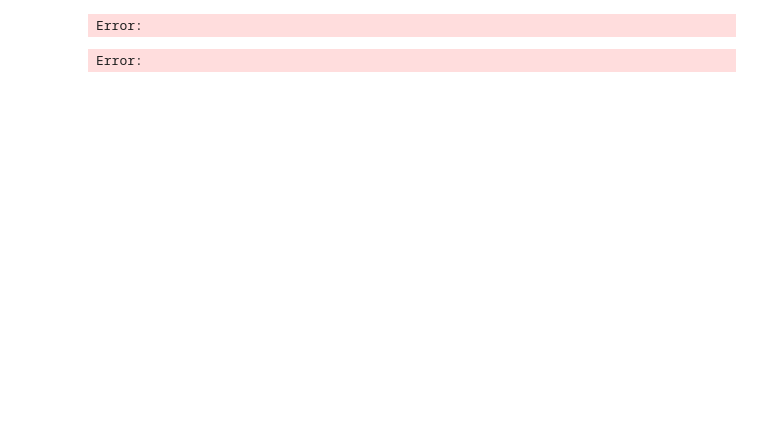
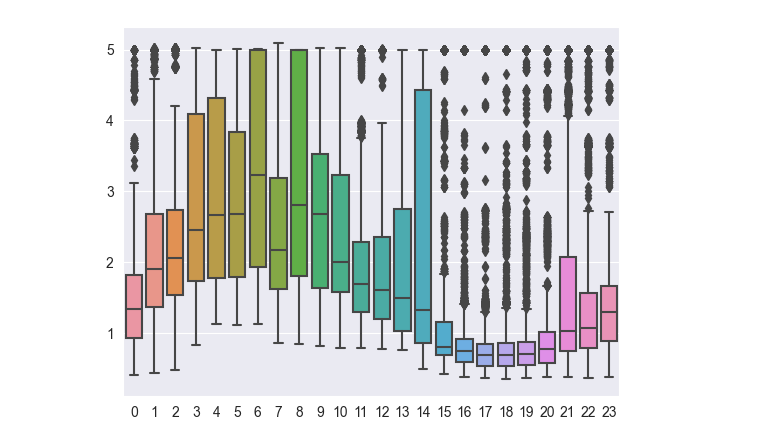
Before and after one commit to cesarnorena/fiap, a Jupyter notebook: machine-learning/global-solution-02/global_solution_02.ipynb, the cells around one changed output. Drawn from its saved outputs; the diff is of its cells as text; code cells hidden in the pictures; blank space fills up the shorter version.

```diff
--- a/machine-learning/global-solution-02/global_solution_02.ipynb
+++ b/machine-learning/global-solution-02/global_solution_02.ipynb
@@ -66,15 +142,13 @@ Error:
-# %%
-dataset_without_label = dataset.drop(columns=["labels"])
-
-asdad = seaborn.boxplot(x = dataset_without_label["6"])
-# %% [output]
-Error:
-# %%
-# Nao sabemos que fazer com esses outliers, nos perdoe professor
-outliers_identifier = LocalOutlierFactor(n_neighbors=3)
-outliers = outliers_identifier.fit_predict(dataset.drop(["labels"], axis=1))
-
-pandas.Series(outliers).value_counts()
-# %% [output]
-Error:
+# %%
+# Ainda analisando os outliers, vemos que uma parte dos sensores na
+# maioria do tempo não está reconhechendo nenhum objeto (parede).
+
+# Depois de entender a poisição dos sensores, percebemos que aqueles
+# com mais "outliers" são os sensores da direita que tem pouca
+# utilidade no ambiente no qual foi testado.
+
+dataset_no_label = dataset.drop(columns=["labels"])
+seaborn.boxplot(dataset_no_label);
+# %% [output]
+[figure, added]
 # %%
```
Also changed, not shown: parts of 42 cells of this notebook.
